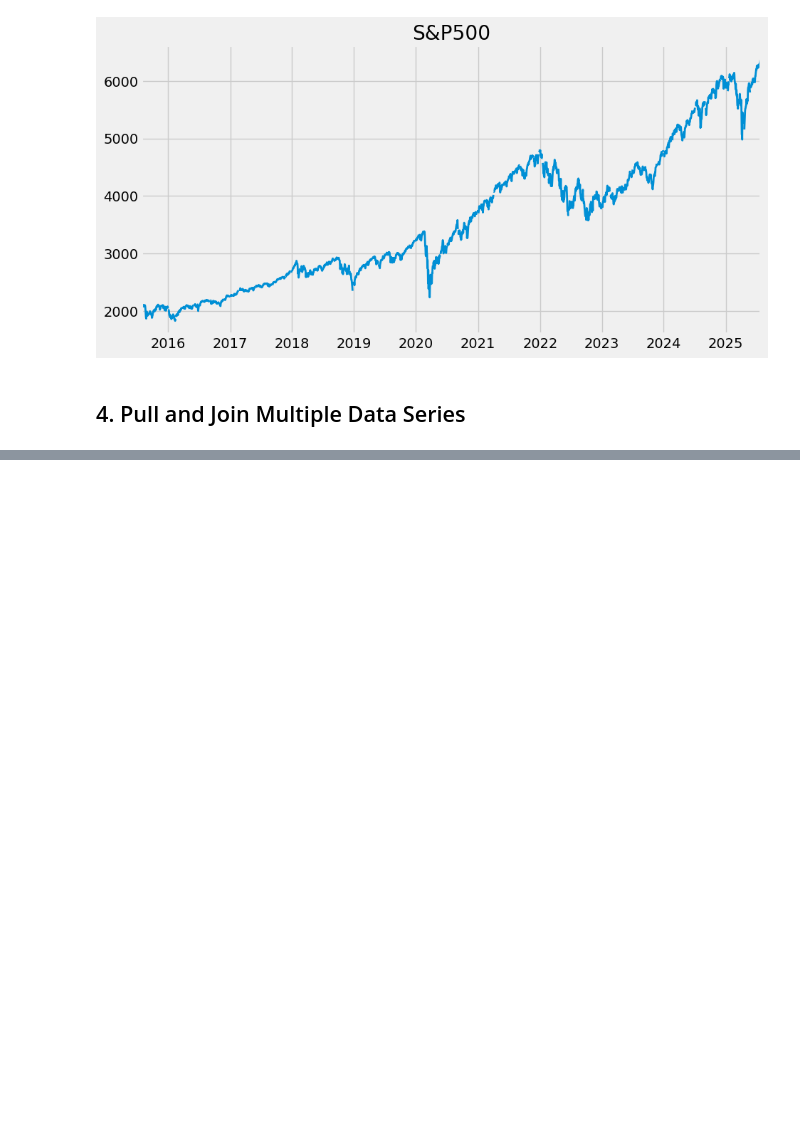
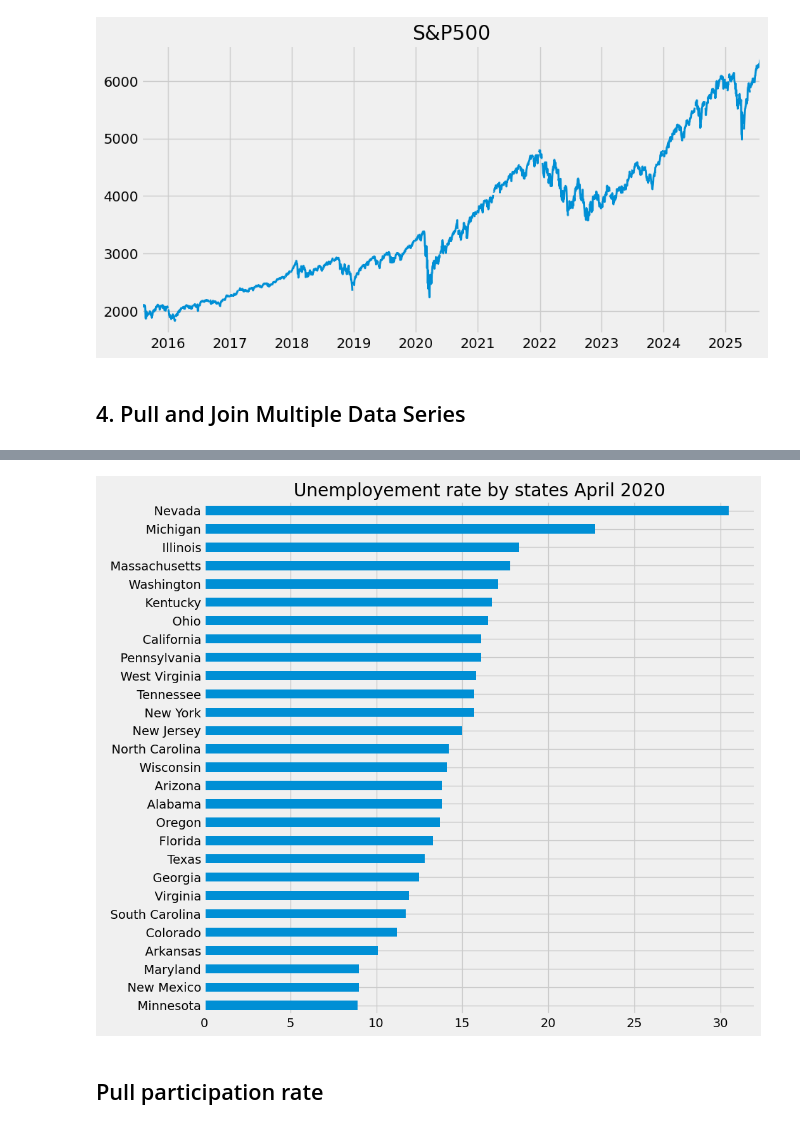
Before and after one commit to markselvan/python_learning, a Jupyter notebook: Economic Data Analysis.ipynb, the cells around one changed output, grey strips where cells are left out. Cells and saved outputs as stored; diff of their text form; code cells hidden in the pictures; blank space fills up the shorter version.

```diff
--- a/Economic Data Analysis.ipynb
+++ b/Economic Data Analysis.ipynb
@@ -105,0 +276,11 @@ uemp_results = fred.search('unemployment')
+# %%
+ax= uemp_results.loc[uemp_results.index == '2020-04-01'].T.sort_values('2020-04-01')\
+            . plot(kind='barh', figsize=(10,10), title='Unemployement rate by states April 2020')
+
+
+ax.legend().remove()
+plt.show()
+# %% [output]
+[figure, added]
+# %% [markdown]
+## Pull participation rate
```
Also changed, not shown: parts of 40 cells of this notebook.
